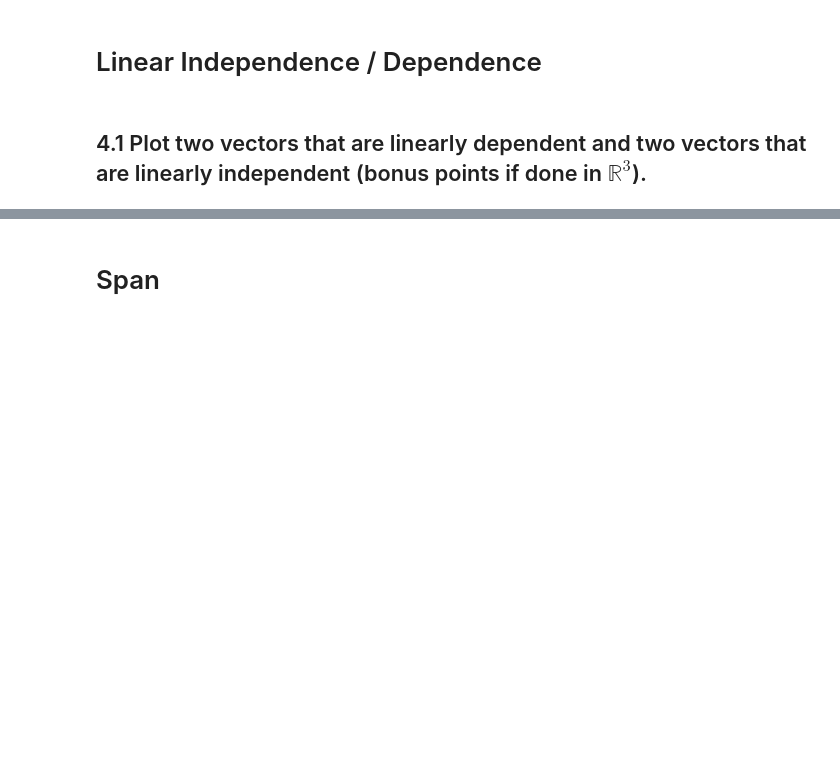
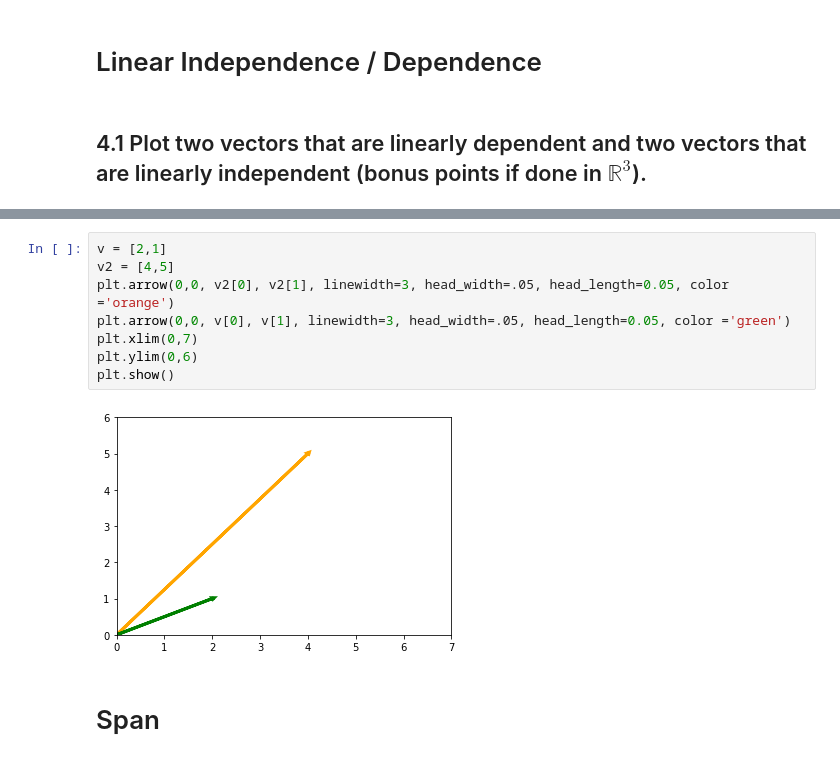
Before and after one commit to IvanCampos11/DS-Unit-1-Sprint-3-Linear-Algebra, a Jupyter notebook: module2-intermediate-linear-algebra/LS_DS_132_Intermediate_Linear_Algebra_Assignment.ipynb, the cells around one changed output, grey strips where cells are left out. Cells and saved outputs as stored; diff of their text form; blank space fills up the shorter version.

```diff
--- a/module2-intermediate-linear-algebra/LS_DS_132_Intermediate_Linear_Algebra_Assignment.ipynb
+++ b/module2-intermediate-linear-algebra/LS_DS_132_Intermediate_Linear_Algebra_Assignment.ipynb
@@ -117,3 +181,13 @@ f = \begin{bmatrix} 4 & 12 & 11 & 9 & 2 \end{bmatrix}
+# %%
+v = [2,1]
+v2 = [4,5]
+plt.arrow(0,0, v2[0], v2[1], linewidth=3, head_width=.05, head_length=0.05, color ='orange')
+plt.arrow(0,0, v[0], v[1], linewidth=3, head_width=.05, head_length=0.05, color ='green')
+plt.xlim(0,7)
+plt.ylim(0,6)
+plt.show()
+# %% [output]
+[figure, added]
 # %% [markdown]
 # Span
 # %% [markdown]
```
Also changed, not shown: parts of 19 cells of this notebook.
